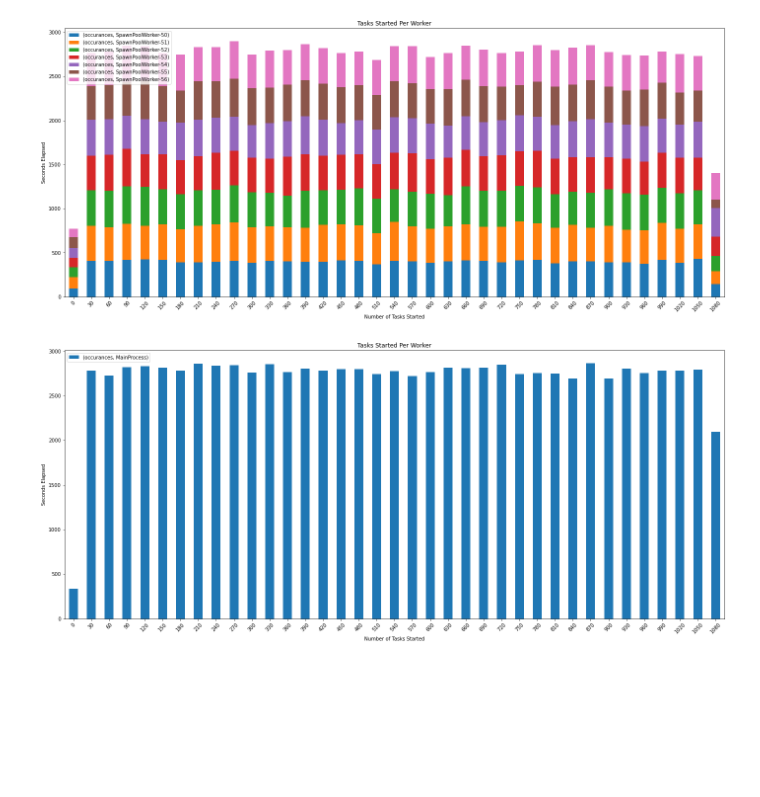
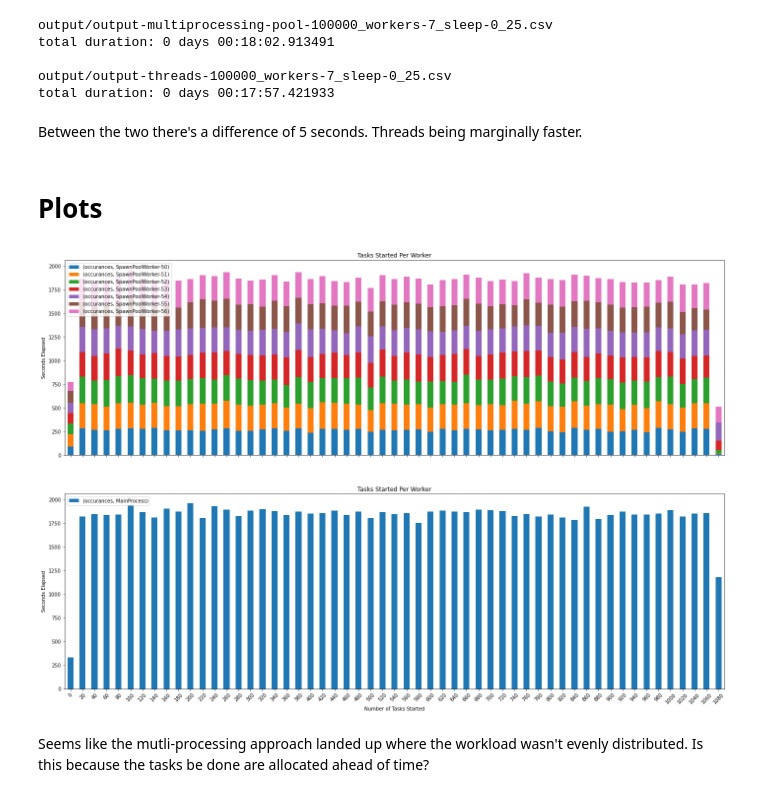
Before and after one commit to ryancollingwood/PythonConcurrency, a Jupyter notebook: Start Times.ipynb, the cells around one changed output. Drawn from its saved outputs; the diff is of its cells as text; code cells hidden in the pictures; blank space fills up the shorter version.

```diff
--- a/Start Times.ipynb
+++ b/Start Times.ipynb
@@ -5,6 +8,12 @@ import matplotlib.pyplot as plt
 # %%
 def read_in_data(output_file, resample_window = "10s"):
     df = pd.read_csv(output_file, parse_dates=["start", "end"], infer_datetime_format=True)
+    total_duration = df["end"].max() - df["start"].min()
+
+    print(output_file)
+    print("total duration:", total_duration)
+    print()
+
     df = df.set_index("start")[["worker"]]
     df = df.groupby("worker").resample(resample_window).count()
     df.columns = ["occurances"]
@@ -24,9 +33,11 @@ def aggregate_data(df, group_by = ["start"]):
 
     return sum_occurances_df
 # %%
-def plot_agg_df(agg_df):
-    fig, ax = plt.subplots(figsize=(24, 10))
-    ax = agg_df.plot(kind="bar", ax=ax, rot=45, stacked=True, title="Tasks Started Per Worker")
-    ax.legend(loc='upper left')
-    ax.set_xlabel("Number of Tasks Started")
-    ax.set_ylabel("Seconds Elapsed")
+def plot_agg_df(agg_dfs):
+    fig, ax = plt.subplots(nrows=len(agg_dfs), ncols=1, sharex=True, sharey=True, figsize=(24, 16))
+
+    for i, df in enumerate(agg_dfs):
+        ax[i] = df.plot(kind="bar", rot=45, stacked=True, title="Tasks Started Per Worker", ax = ax[i])
+        ax[i].legend(loc='upper left')
+        ax[i].set_xlabel("Number of Tasks Started")
+        ax[i].set_ylabel("Seconds Elapsed")
@@ -33,3 +46,9 @@ def plot_agg_df(agg_df):
 # %%
-mp_df = read_in_data("output/output-multiprocessing-pool-100000_workers-7_sleep-0_25.csv", resample_window = "30s")
-t_df = read_in_data("output/output-threads-100000_workers-7_sleep-0_25.csv", resample_window = "30s")
+mp_df = read_in_data("output/output-multiprocessing-pool-100000_workers-7_sleep-0_25.csv", resample_window = "20s")
+t_df = read_in_data("output/output-threads-100000_workers-7_sleep-0_25.csv", resample_window = "20s")
+# %% [output]
+output/output-multiprocessing-pool-100000_workers-7_sleep-0_25.csv
+total duration: 0 days 00:18:02.913491
+
+output/output-threads-100000_workers-7_sleep-0_25.csv
+total duration: 0 days 00:17:57.421933
@@ -39,11 +55,13 @@ t_agg_df = aggregate_data(t_df)
+# %% [markdown]
+Between the two there's a difference of 5 seconds. Threads being marginally faster.
 # %%
 mp_agg_worker_df = aggregate_data(mp_df, ["start", "worker"])
 t_agg_worker_df = aggregate_data(t_df, ["start", "worker"])
+# %% [markdown]
+# Plots
 # %%
-plot_agg_df(mp_agg_worker_df)
+plot_agg_df([mp_agg_worker_df, t_agg_worker_df])
 # %% [output]
-[figure, old version]
+[figure, new version]
-# %%
-plot_agg_df(t_agg_worker_df)
-# %% [output]
-[figure, removed]
+# %% [markdown]
+Seems like the mutli-processing approach landed up where the workload wasn't evenly distributed. Is this because the tasks be done are allocated ahead of time?
```
Also changed, not shown: parts of 4 cells of this notebook.
